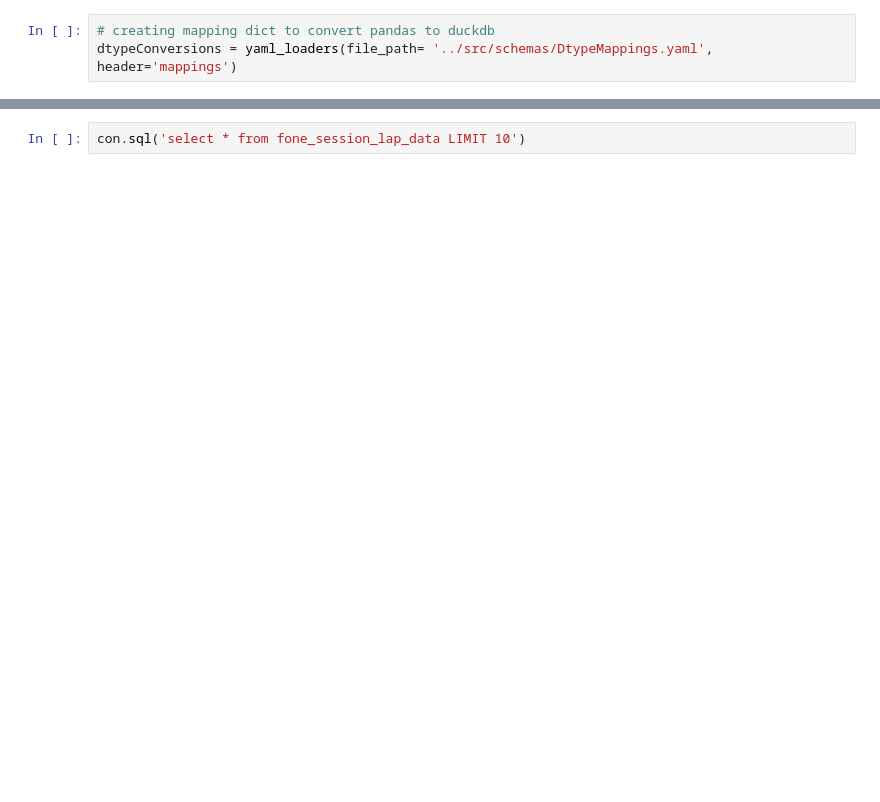
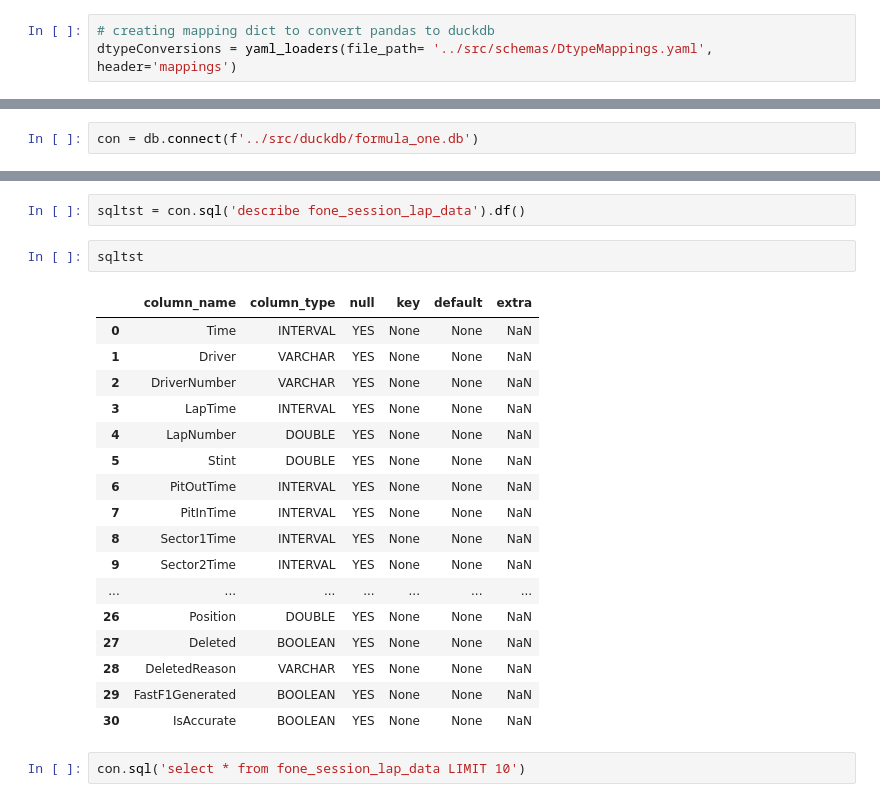
Before and after one commit to gfrovera/formula-one-analytics, a Jupyter notebook: eda_dev/init_datapulls.ipynb, the cells around one changed output, grey strips where cells are left out. Saved outputs shown, nothing was run; the diff lists cells and outputs as text; blank space fills up the shorter version.

```diff
--- a/eda_dev/init_datapulls.ipynb
+++ b/eda_dev/init_datapulls.ipynb
@@ -282,3 +319,5 @@ lap_data_table_create = converter.create_duckdb_table(table_name='fone_session_l
 con = db.connect(f'../src/duckdb/formula_one.db')
 con.sql(lap_data_table_create)
 con.sql('INSERT INTO fone_session_lap_data SELECT * from sessionLapData')
+# %%
+con = db.connect(f'../src/duckdb/formula_one.db')
@@ -285,3 +345,25 @@ con.sql('INSERT INTO fone_session_lap_data SELECT * from sessionLapData')
+# %%
+sqltst = con.sql('describe fone_session_lap_data').df()
+# %%
+sqltst
+# %% [output]
+|  | column_name | column_type | null | key | default | extra |
+| 0 | Time | INTERVAL | YES | None | None | NaN |
+| 1 | Driver | VARCHAR | YES | None | None | NaN |
+| 2 | DriverNumber | VARCHAR | YES | None | None | NaN |
+| 3 | LapTime | INTERVAL | YES | None | None | NaN |
+| 4 | LapNumber | DOUBLE | YES | None | None | NaN |
+| 5 | Stint | DOUBLE | YES | None | None | NaN |
+| 6 | PitOutTime | INTERVAL | YES | None | None | NaN |
+| 7 | PitInTime | INTERVAL | YES | None | None | NaN |
+| 8 | Sector1Time | INTERVAL | YES | None | None | NaN |
+| 9 | Sector2Time | INTERVAL | YES | None | None | NaN |
+| ... | ... | ... | ... | ... | ... | ... |
+| 26 | Position | DOUBLE | YES | None | None | NaN |
+| 27 | Deleted | BOOLEAN | YES | None | None | NaN |
+| 28 | DeletedReason | VARCHAR | YES | None | None | NaN |
+| 29 | FastF1Generated | BOOLEAN | YES | None | None | NaN |
+| 30 | IsAccurate | BOOLEAN | YES | None | None | NaN |
 # %%
 con.sql('select * from fone_session_lap_data LIMIT 10')
 # %% [output]
```
Also changed, not shown: parts of 5 cells of this notebook.
